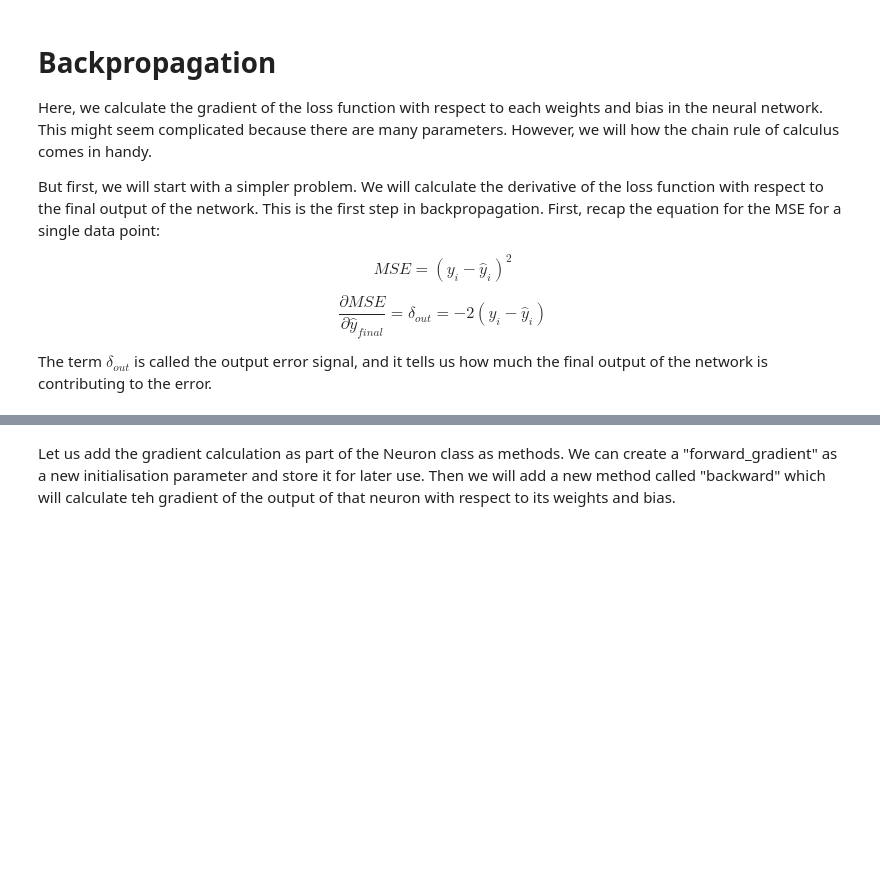
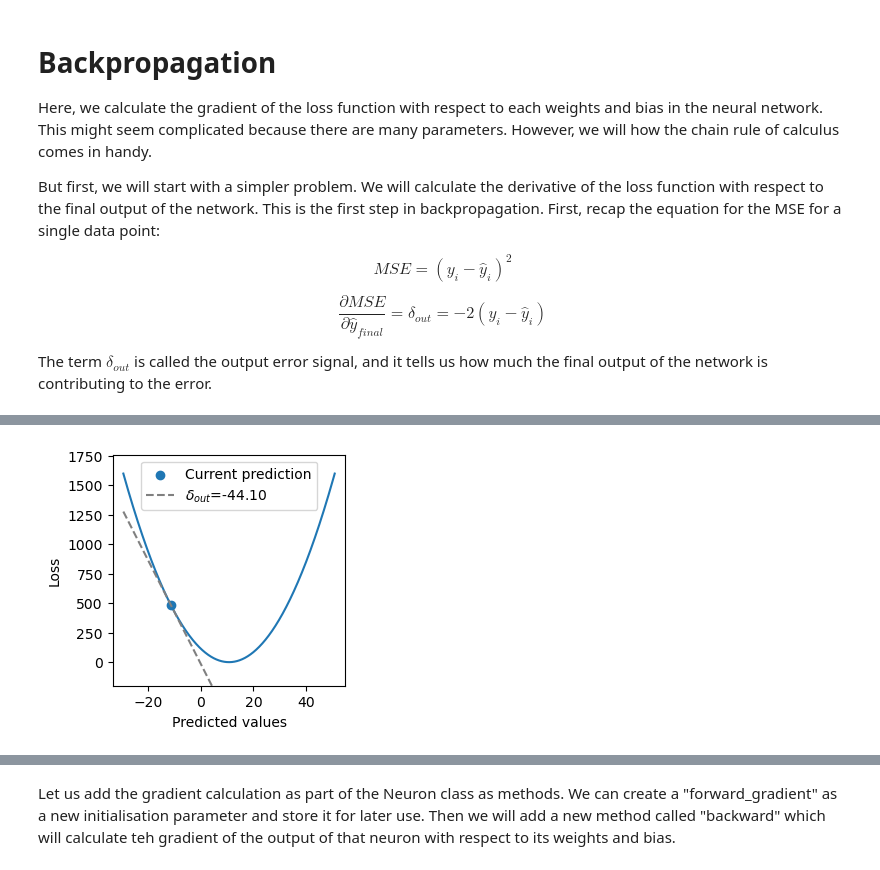
Before and after one commit to cryoTUD/ai4nanobiology, a Jupyter notebook: week_1/2_basics_nn.ipynb, the cells around one changed output, grey strips where cells are left out. Cells and saved outputs as stored; diff of their text form; code cells hidden in the pictures; blank space fills up the shorter version.

```diff
--- a/week_1/2_basics_nn.ipynb
+++ b/week_1/2_basics_nn.ipynb
@@ -296,6 +321,7 @@ class Neuron(Neuron):
     def forward(self):
         z = np.dot(self.weights, self.input_vector) + self.bias
         output = activation_function(z, function_type=self.activation_function_type)
+        output = output.squeeze()  # Remove any extra dimensions
         return output
 # %%
 n1 = Neuron(
@@ -334,7 +364,7 @@ class Layer(Layer):
             output = neuron.forward()
             outputs.append(output)
 
-        outputs = np.array(outputs)
+        outputs = np.array(outputs).T
         #outputs = outputs.squeeze()
         self.outputs = outputs
         return outputs
@@ -373,19 +394,19 @@ hidden_layer_1 = Layer()
 hidden_layer_1.add_neurons([
     Neuron(
         input_vector = input_layer.forward(),
-        weights = np.array([0.5]),
-        bias = np.array([0.1]),
+        weights = np.array([0.1]),
+        bias = np.array([0.5]),
         activation_function_type = 'relu'
     ),
     Neuron(
         input_vector = input_layer.forward(),
-        weights = np.array([-0.5]),
-        bias = np.array([-0.2]),
+        weights = np.array([1.5]),
+        bias = np.array([-0.3]),
         activation_function_type = 'relu'
     ),
     Neuron(
         input_vector = input_layer.forward(),
-        weights = np.array([0.3]),
+        weights = np.array([-0.3]),
         bias = np.array([0]),
         activation_function_type = 'relu'
     )
@@ -459,18 +487,0 @@ print("Output error signal:", output_error_signal)
-# %%
-# Show a plot of MSE for different predicted values around the true value
-
-window_size = 40
-y_pred_around_true = np.linspace(output_vector[0] - window_size, output_vector[0] + window_size, 100)
-mse_values = [mean_squared_error(output_vector, y_pred) for y_pred in y_pred_around_true]
-plt.figure(figsize=(5 ,3))
-plt.plot(y_pred_around_true, mse_values)
-plt.xlabel('Final Layer Output (Predicted Value)')
-plt.ylabel('Mean Squared Error')
-plt.scatter(final_output, loss_value, color='red', label='Current Prediction')
-# add a tangent line at the current prediction point with the slope equal to the gradient value
-tangent_slope = output_error_signal.squeeze()
-tangent = tangent_slope * y_pred_around_true + (loss_value - tangent_slope * final_output)
-plt.plot(y_pred_around_true, tangent.squeeze(), color='orange',
-         label=r'$\delta_{out}$' + '={:.2f}'.format(tangent_slope))
-plt.ylim(-200, 1000)
-plt.legend();
@@ -476,0 +546,16 @@ plt.legend();
+# %%
+states = {
+    'Current prediction' : {
+        'prediction': final_output[0],
+        'loss': loss_value,
+        'condition': 'Current prediction',
+        'slope' : output_error_signal[0]
+    },
+}
+
+plot_loss_landscape_with_state(
+    mean_squared_error, output_vector[0], \
+    states=states, tangent=states['Current prediction'], window_size=40
+)
+# %% [output]
+[figure, added]
```
Also changed, not shown: parts of 53 cells of this notebook.
